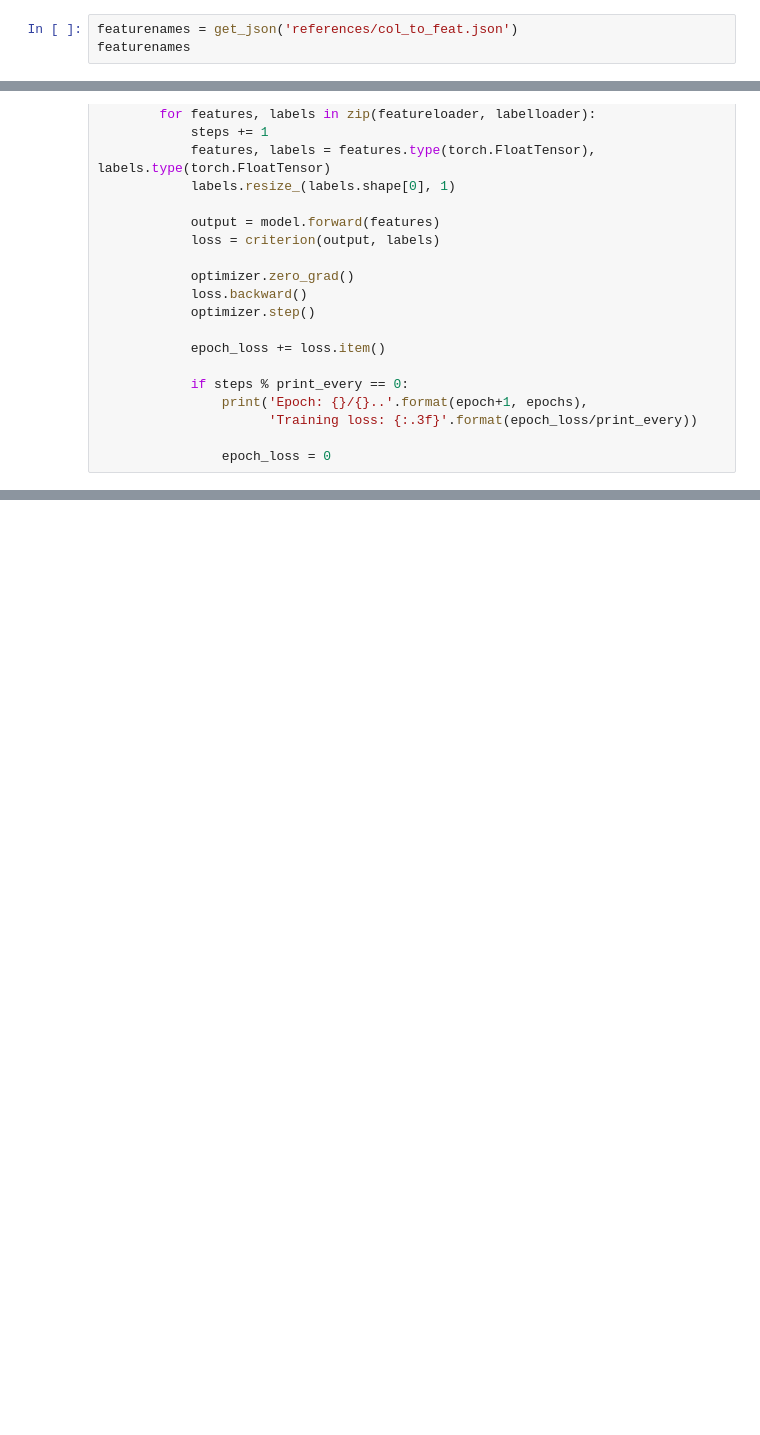
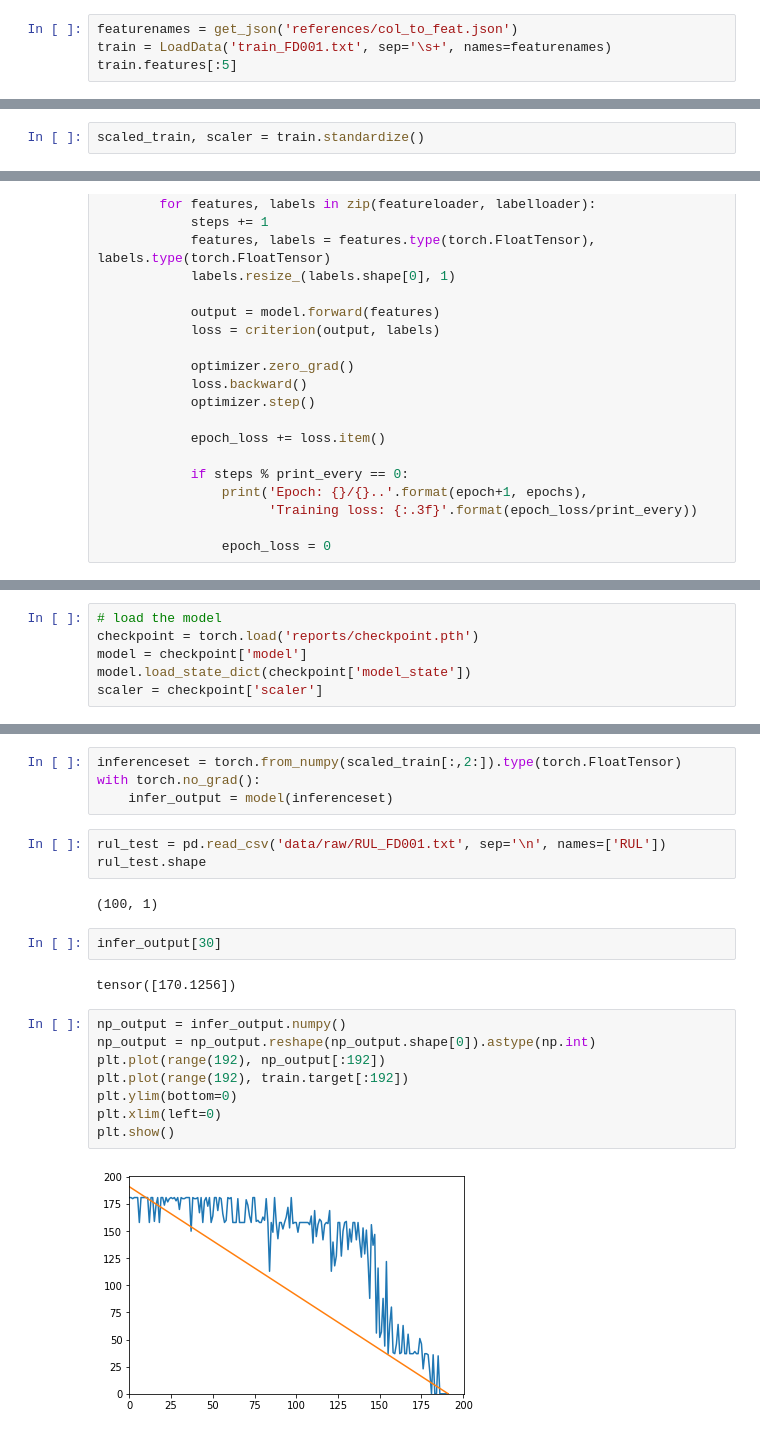
Before and after one commit to syahrulhamdani/pdm-aircraft-engine, a Jupyter notebook: test.ipynb, the cells around one changed output, grey strips where cells are left out. Drawn from its saved outputs; the diff is of its cells as text; blank space fills up the shorter version.

```diff
--- a/test.ipynb
+++ b/test.ipynb
@@ -9,5 +12,6 @@ import torch.optim as optim
 from torchvision import datasets
 # %%
 featurenames = get_json('references/col_to_feat.json')
-featurenames
+train = LoadData('train_FD001.txt', sep='\s+', names=featurenames)
+train.features[:5]
 # %% [output]
@@ -76,3 +35,5 @@ array([[-1.72808356, -1.56517022, -0.31597968, -1.3729532 ,  0.        ,
+# %%
+scaled_train, scaler = train.standardize()
 # %%
 class NN(nn.Module):
     """Neural Network Generator."""
@@ -245,0 +151,6 @@ tensor([162.3062], grad_fn=<ThAddBackward>) tensor([[191.]], dtype=torch.float64
+# %%
+# load the model
+checkpoint = torch.load('reports/checkpoint.pth')
+model = checkpoint['model']
+model.load_state_dict(checkpoint['model_state'])
+scaler = checkpoint['scaler']
@@ -245,0 +200,23 @@ tensor([162.3062], grad_fn=<ThAddBackward>) tensor([[191.]], dtype=torch.float64
+# %%
+inferenceset = torch.from_numpy(scaled_train[:,2:]).type(torch.FloatTensor)
+with torch.no_grad():
+    infer_output = model(inferenceset)
+# %%
+rul_test = pd.read_csv('data/raw/RUL_FD001.txt', sep='\n', names=['RUL'])
+rul_test.shape
+# %% [output]
+(100, 1)
+# %%
+infer_output[30]
+# %% [output]
+tensor([170.1256])
+# %%
+np_output = infer_output.numpy()
+np_output = np_output.reshape(np_output.shape[0]).astype(np.int)
+plt.plot(range(192), np_output[:192])
+plt.plot(range(192), train.target[:192])
+plt.ylim(bottom=0)
+plt.xlim(left=0)
+plt.show()
+# %% [output]
+[figure, added]
```
Also changed, not shown: parts of 22 cells of this notebook.
